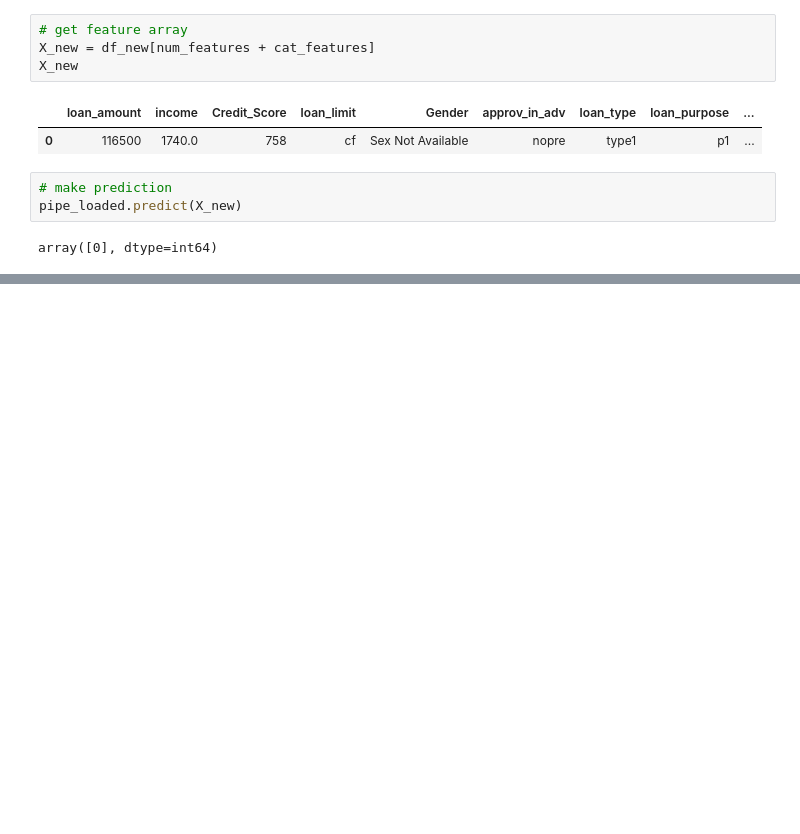
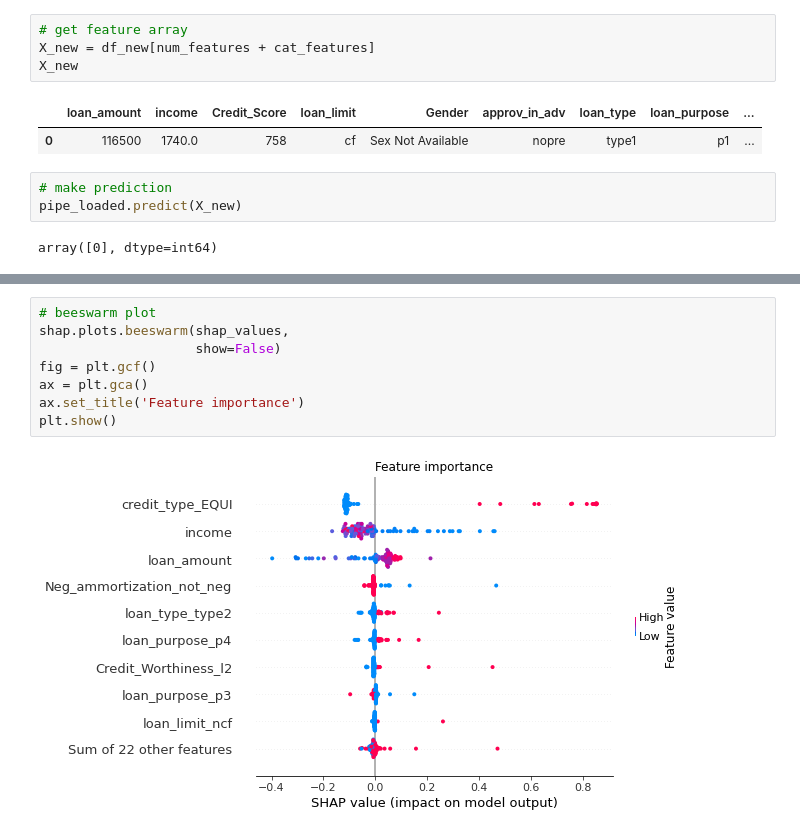
Before and after one commit to Sebastian1981/CustomerAnalytics_CreditDefaultPrediction, a Jupyter notebook: pipeline_poc.ipynb, the cells around one changed output, grey strips where cells are left out. Cells and saved outputs as stored; diff of their text form; blank space fills up the shorter version.

```diff
--- a/pipeline_poc.ipynb
+++ b/pipeline_poc.ipynb
@@ -231,0 +323,10 @@ array([0], dtype=int64)
+# %%
+# beeswarm plot
+shap.plots.beeswarm(shap_values,
+                    show=False)
+fig = plt.gcf()
+ax = plt.gca()
+ax.set_title('Feature importance')
+plt.show()
+# %% [output]
+[figure, added]
```
Also changed, not shown: parts of 14 cells of this notebook, 5 other files.
